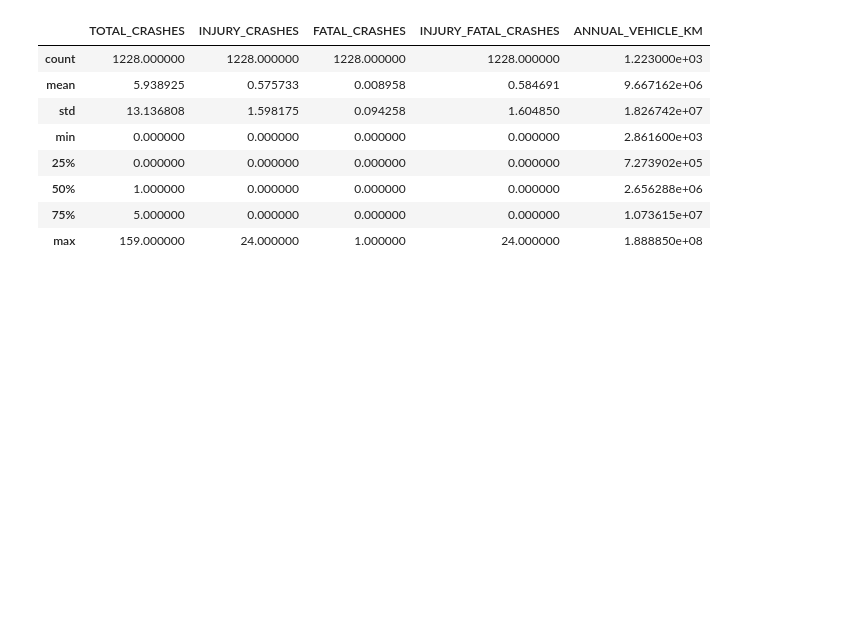
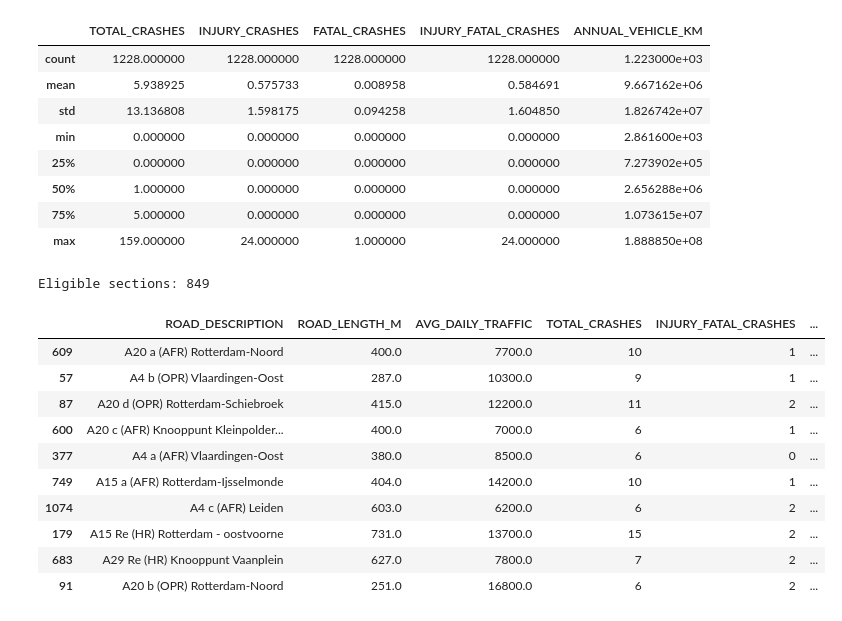
Before and after one commit to Rosanna1234/TIL-programming-group-project, a Jupyter notebook: analysis_subq3.ipynb, the cells around one changed output. Drawn from its saved outputs; the diff is of its cells as text; code cells hidden in the pictures; blank space fills up the shorter version.

```diff
--- a/analysis_subq3.ipynb
+++ b/analysis_subq3.ipynb
@@ -38,0 +51,43 @@ df[cols].describe()
+# %%
+MIN_VKM = 1_000_000
+
+eligible = df[
+    df["ANNUAL_VEHICLE_KM"] >= MIN_VKM
+].copy()
+
+print("Eligible sections:", len(eligible))
+# %% [output]
+Eligible sections: 849
+# %%
+show = [
+    "ROAD_DESCRIPTION",
+    "ROAD_LENGTH_M",
+    "AVG_DAILY_TRAFFIC",
+    "TOTAL_CRASHES",
+    "INJURY_FATAL_CRASHES",
+    "CRASH_RATE_PER_M_VKM",
+    "INJURY_FATAL_RATE_PER_M_VKM"
+]
+
+top_overall = (
+    eligible
+    .sort_values(
+        "CRASH_RATE_PER_M_VKM",
+        ascending=False
+    )
+    .head(10)
+)
+
+top_overall[show]
+# %% [output]
+|  | ROAD_DESCRIPTION | ROAD_LENGTH_M | AVG_DAILY_TRAFFIC | TOTAL_CRASHES | INJURY_FATAL_CRASHES | ... |
+| 609 | A20 a (AFR) Rotterdam-Noord | 400.0 | 7700.0 | 10 | 1 | ... |
+| 57 | A4 b (OPR) Vlaardingen-Oost | 287.0 | 10300.0 | 9 | 1 | ... |
+| 87 | A20 d (OPR) Rotterdam-Schiebroek | 415.0 | 12200.0 | 11 | 2 | ... |
+| 600 | A20 c (AFR) Knooppunt Kleinpolder... | 400.0 | 7000.0 | 6 | 1 | ... |
+| 377 | A4 a (AFR) Vlaardingen-Oost | 380.0 | 8500.0 | 6 | 0 | ... |
+| 749 | A15 a (AFR) Rotterdam-Ijsselmonde | 404.0 | 14200.0 | 10 | 1 | ... |
+| 1074 | A4 c (AFR) Leiden | 603.0 | 6200.0 | 6 | 2 | ... |
+| 179 | A15 Re (HR) Rotterdam - oostvoorne | 731.0 | 13700.0 | 15 | 2 | ... |
+| 683 | A29 Re (HR) Knooppunt Vaanplein | 627.0 | 7800.0 | 7 | 2 | ... |
+| 91 | A20 b (OPR) Rotterdam-Noord | 251.0 | 16800.0 | 6 | 2 | ... |
```
Also changed, not shown: parts of 7 cells of this notebook.
